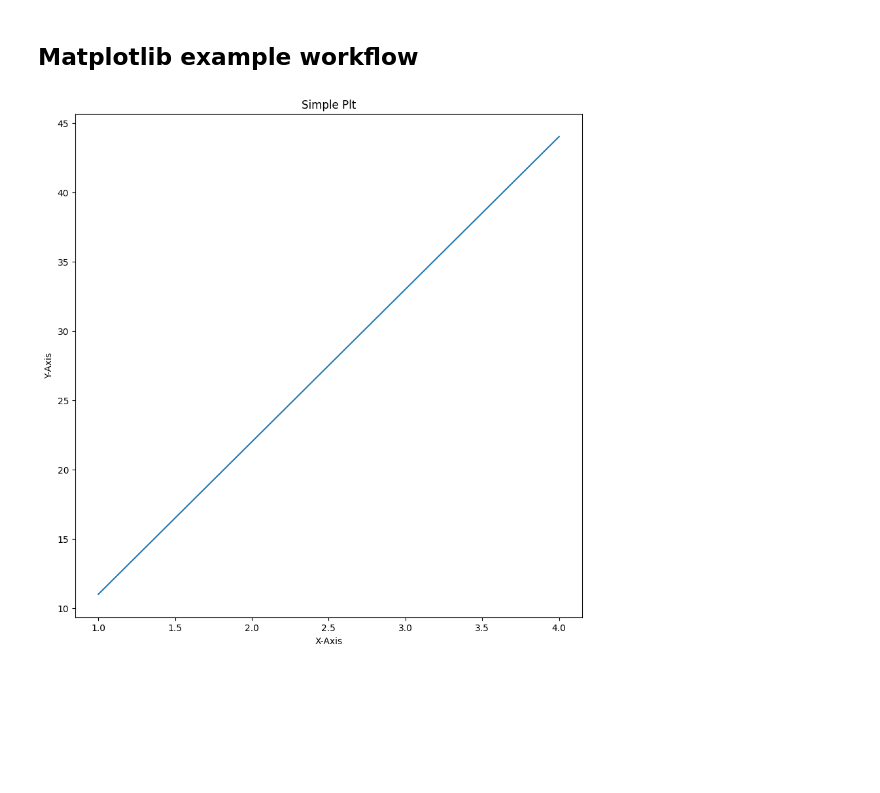
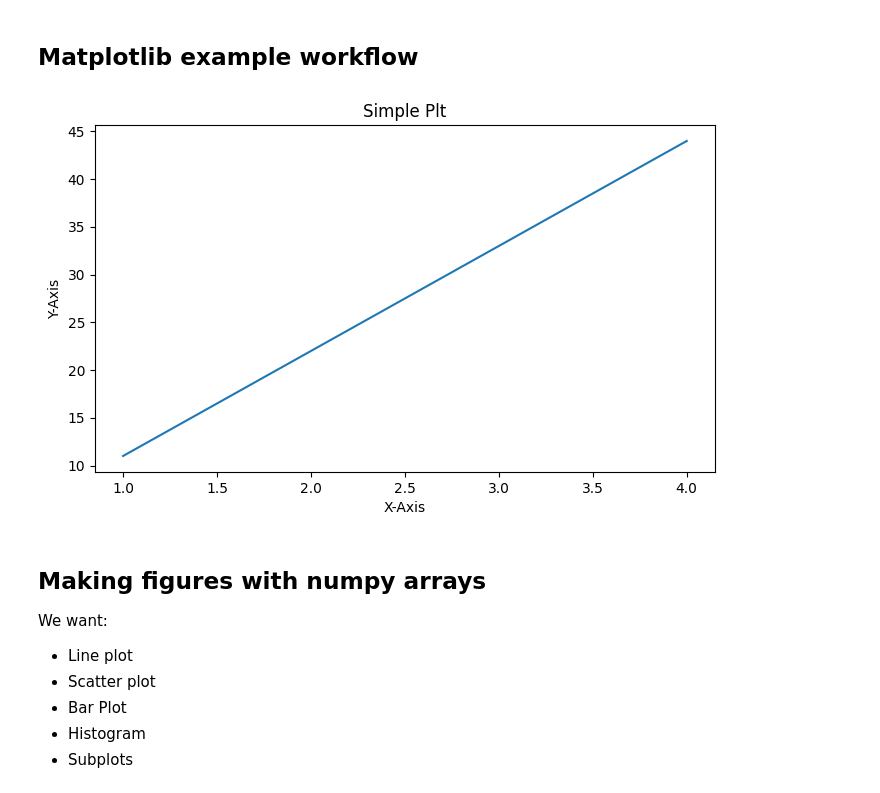
Before and after one commit to dabo22/udemy_ml, a Jupyter notebook: section 8 - visuals/intro_matplotlib.ipynb, the cells around one changed output. Cells and saved outputs as stored; diff of their text form; code cells hidden in the pictures; blank space fills up the shorter version.

```diff
--- a/section 8 - visuals/intro_matplotlib.ipynb
+++ b/section 8 - visuals/intro_matplotlib.ipynb
@@ -20,17 +20,26 @@ type(fig), type(ax)
 # %%
 import matplotlib.pyplot as plt
 
 x = [1,2,3,4]
 y = [11,22,33,44]
 
-fig, ax = plt.subplots(figsize=(10,10))
+fig, ax = plt.subplots(figsize=(8,4.5))
 
 ax.plot(x,y)
 
 ax.set(title="Simple Plt",
 xlabel = "X-Axis",
 ylabel = "Y-Axis")
 
 fig.savefig("plot.png")
 # %% [output]
-[figure, old version]
+[figure, new version]
+# %% [markdown]
+## Making figures with numpy arrays
+
+We want:
+* Line plot
+* Scatter plot
+* Bar Plot
+* Histogram
+* Subplots
```
Also changed, not shown: parts of 26 cells of this notebook, 3 other files.
